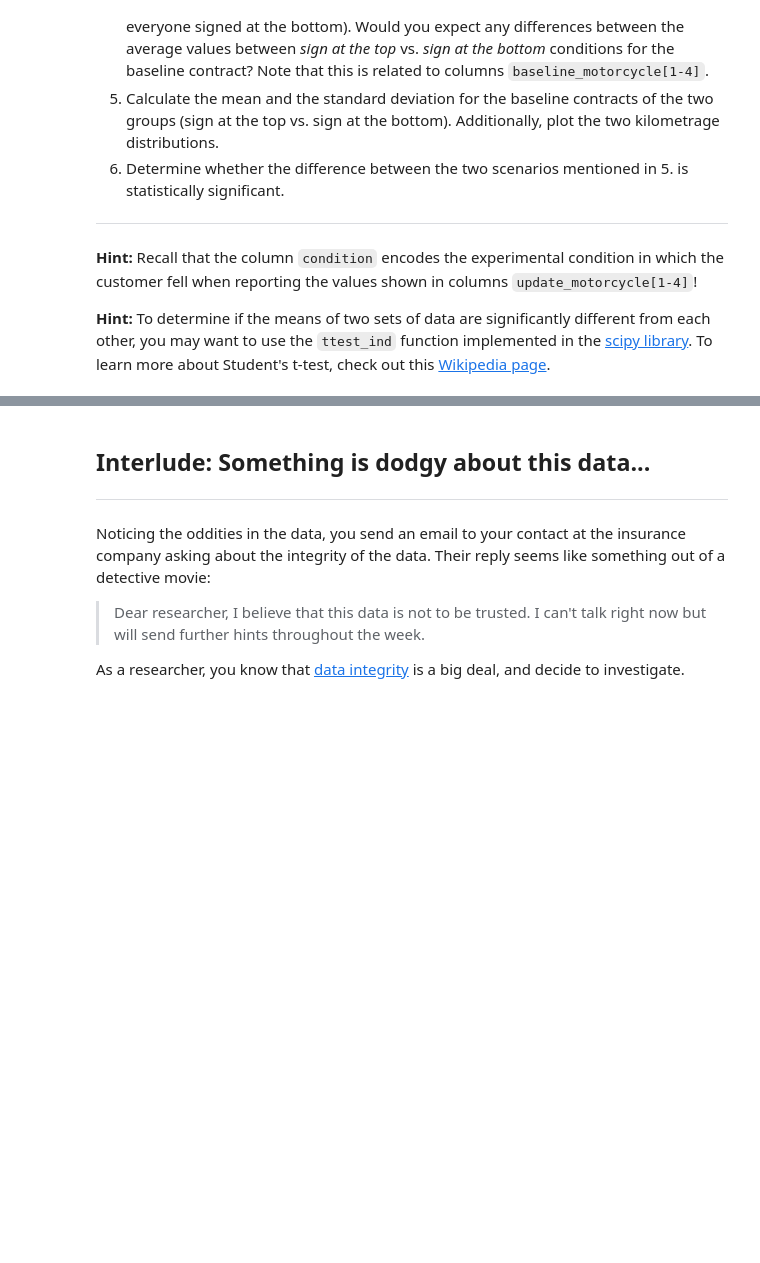
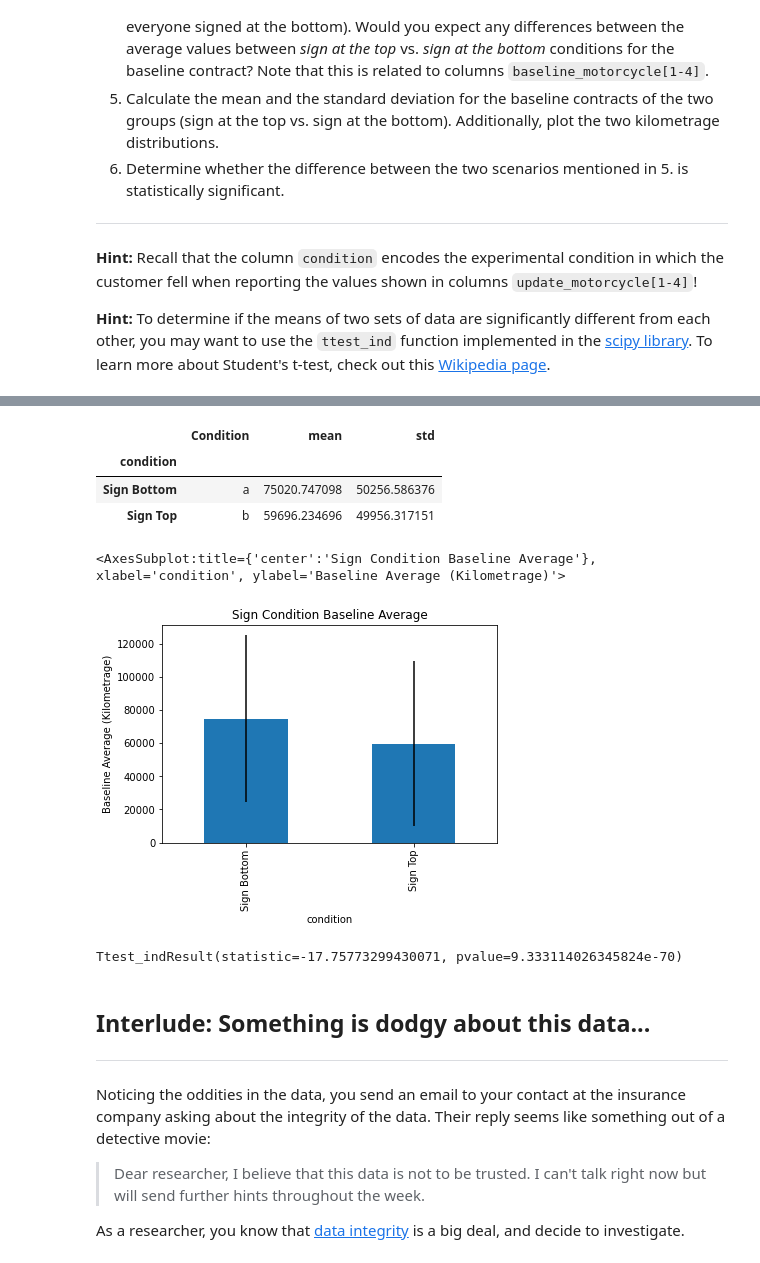
Before and after one commit to lancelotzomax/2021, a Jupyter notebook: Homework/01 - Pandas Data Wrangling and Data Viz/hw1.ipynb, the cells around one changed output, grey strips where cells are left out. Drawn from its saved outputs; the diff is of its cells as text; code cells hidden in the pictures; blank space fills up the shorter version.

```diff
--- a/Homework/01 - Pandas Data Wrangling and Data Viz/hw1.ipynb
+++ b/Homework/01 - Pandas Data Wrangling and Data Viz/hw1.ipynb
@@ -559,3 +613,42 @@ reporting the values shown in columns `update_motorcycle[1-4]`!
+# %%
+# Task 4.5
+
+# Mean and the standard deviation of the baseline average kilometrage for two conditions
+baseline_average_mean = tsv_read_copy.groupby("condition")['baseline_average'].agg('mean')
+baseline_average_std = tsv_read_copy.groupby("condition")['baseline_average'].agg('std')
+
+baseline_average_mean_std = pd.DataFrame({'Condition':['a', 'b'],
+                                        'mean':baseline_average_mean,
+                                        'std':baseline_average_std})
+baseline_average_mean_std
+# %% [output]
+|  | Condition | mean | std |
+| condition |  |  |  |
+| Sign Bottom | a | 75020.747098 | 50256.586376 |
+| Sign Top | b | 59696.234696 | 49956.317151 |
+# %%
+#Task 4.5
+
+# Distribution of baseline average kilometrage
+sign_bottom = tsv_read_copy[['condition','baseline_average']].sort_values(ascending=[True], by=['condition'])
+sign_top = tsv_read_copy[['condition','baseline_average']].sort_values(ascending=[False], by=['condition'])
+sign_condition = pd.merge(sign_bottom, sign_top, how='outer')
+
+sign_condition.groupby("condition")['baseline_average'].agg('mean')
+
+baseline_average_mean_std.plot(kind = "bar", y = "mean", legend = False, title = "Sign Condition Baseline Average", yerr = "std", ylabel = 'Baseline Average (Kilometrage)')
+# %% [output]
+<AxesSubplot:title={'center':'Sign Condition Baseline Average'}, xlabel='condition', ylabel='Baseline Average (Kilometrage)'>
+[figure, added]
+# %%
+#Task 4.6
+
+bottom = tsv_read_copy[tsv_read_copy['condition'] == 'Sign Top']['baseline_average']
+top = tsv_read_copy[tsv_read_copy['condition'] == 'Sign Bottom']['baseline_average']
+
+stats.ttest_ind(bottom, top)
+# %% [output]
+Ttest_indResult(statistic=-17.75773299430071, pvalue=9.333114026345824e-70)
 # %% [markdown]
 ## Interlude: Something is dodgy about this data...
 
```
Also changed, not shown: parts of 26 cells of this notebook.
